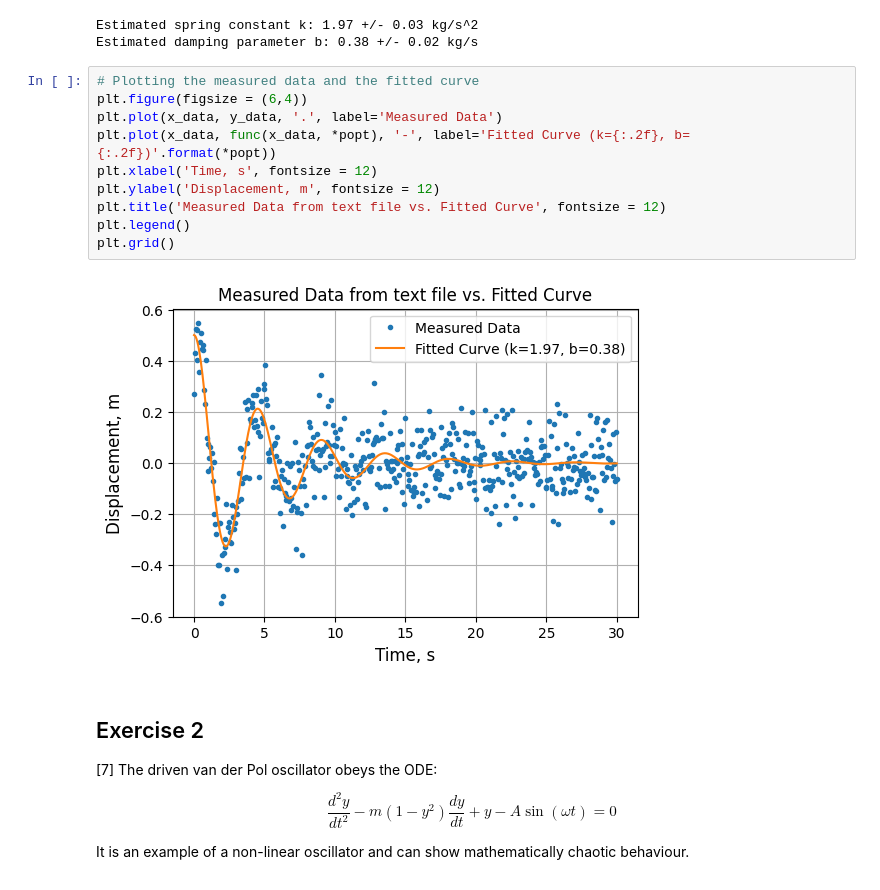
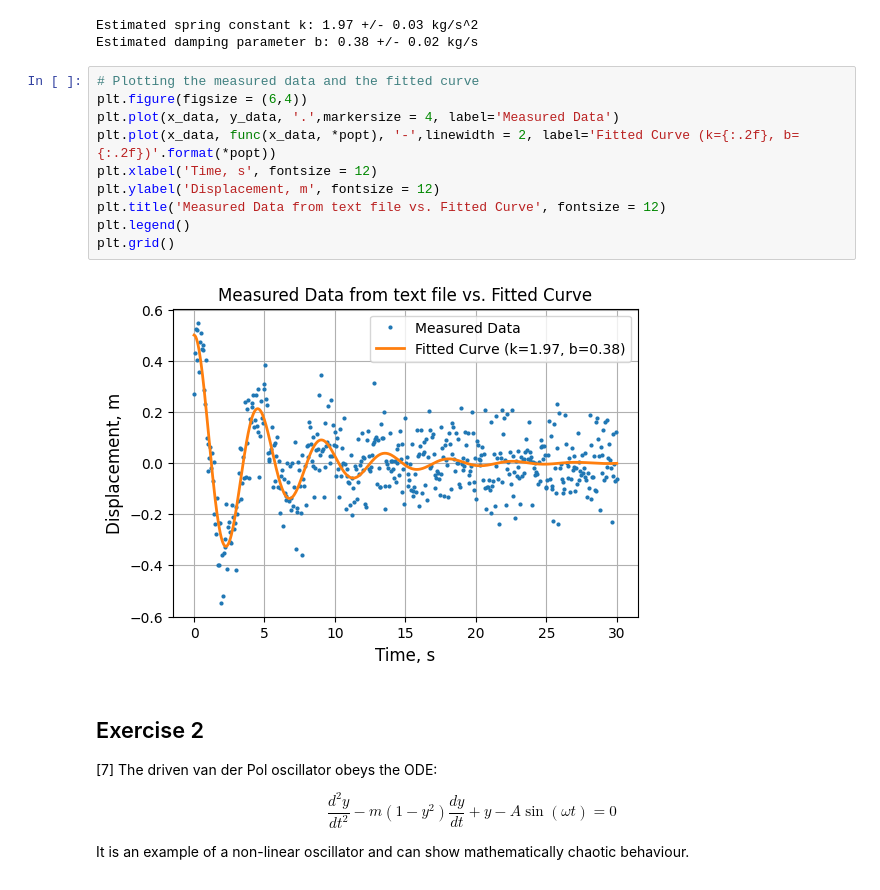
Before and after one commit to PX2145-2025/week-8-b-Lalsodagar-Adi, a Jupyter notebook: ODEs_Adi_Lalsodagar.ipynb, the cells around one changed output. Drawn from its saved outputs; the diff is of its cells as text.

```diff
--- a/ODEs_Adi_Lalsodagar.ipynb
+++ b/ODEs_Adi_Lalsodagar.ipynb
@@ -411,15 +411,15 @@ Estimated damping parameter b: 0.38 +/- 0.02 kg/s
 # %%
 # Plotting the measured data and the fitted curve
 plt.figure(figsize = (6,4))
-plt.plot(x_data, y_data, '.', label='Measured Data')
-plt.plot(x_data, func(x_data, *popt), '-', label='Fitted Curve (k={:.2f}, b={:.2f})'.format(*popt))
+plt.plot(x_data, y_data, '.',markersize = 4, label='Measured Data')
+plt.plot(x_data, func(x_data, *popt), '-',linewidth = 2, label='Fitted Curve (k={:.2f}, b={:.2f})'.format(*popt))
 plt.xlabel('Time, s', fontsize = 12)
 plt.ylabel('Displacement, m', fontsize = 12)
 plt.title('Measured Data from text file vs. Fitted Curve', fontsize = 12)
 plt.legend()
 plt.grid()
 # %% [output]
-[figure, old version]
+[figure, new version]
 # %% [markdown]
 ## Exercise 2
 
```
